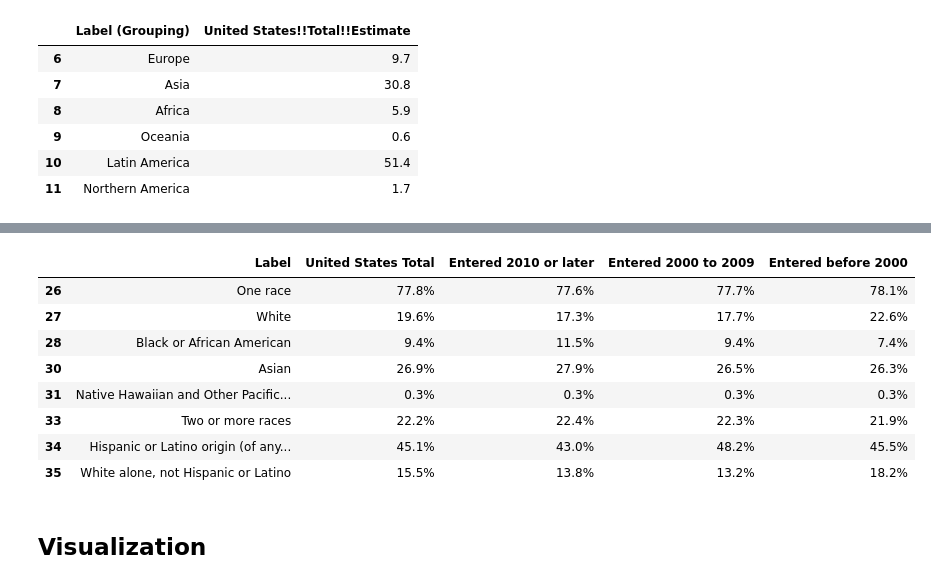
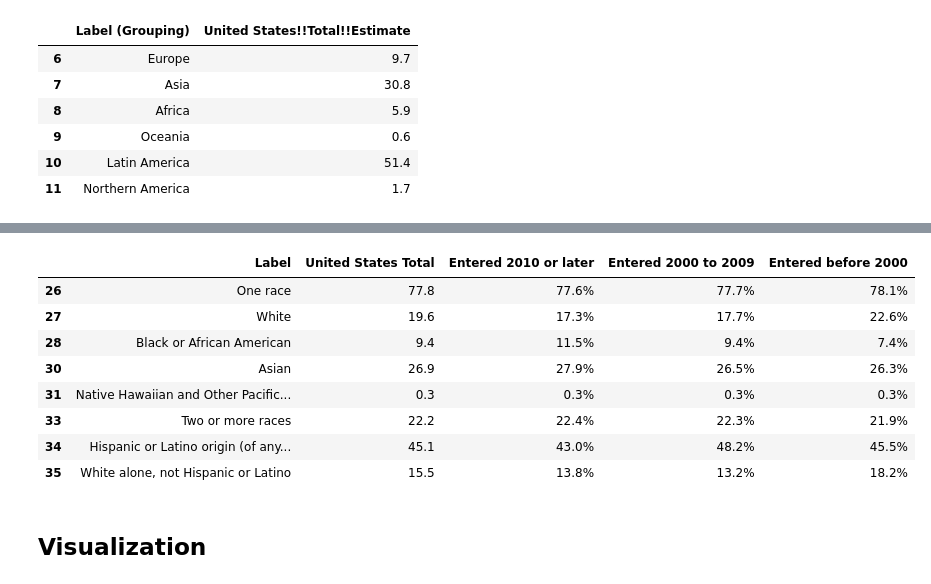
Before and after one commit to kevin-solano/data-227-project, a Jupyter notebook: midterm_checkin_2.ipynb, the cells around one changed output, grey strips where cells are left out. Cells and saved outputs as stored; diff of their text form; code cells hidden in the pictures.

```diff
--- a/midterm_checkin_2.ipynb
+++ b/midterm_checkin_2.ipynb
@@ -100,36 +101,38 @@ age
 # %%
 race = immigration_df[immigration_df["Label (Grouping)"].isin(['\xa0\xa0\xa0\xa0\xa0\xa0\xa0\xa0One race',
                                                                '\xa0\xa0\xa0\xa0\xa0\xa0\xa0\xa0\xa0\xa0\xa0\xa0White',
                                                                '\xa0\xa0\xa0\xa0\xa0\xa0\xa0\xa0\xa0\xa0\xa0\xa0Black or African American',
                                                                '\xa0\xa0\xa0\xa0\xa0\xa0\xa0\xa0\xa0\xa0\xa0\xa0American Indian or Alaska Native',
                                                                '\xa0\xa0\xa0\xa0\xa0\xa0\xa0\xa0\xa0\xa0\xa0\xa0Asian',
                                                                '\xa0\xa0\xa0\xa0\xa0\xa0\xa0\xa0\xa0\xa0\xa0\xa0Native Hawaiian and Other Pacific Islander',
                                                                '\xa0\xa0\xa0\xa0\xa0\xa0\xa0\xa0Some other race',
                                                                '\xa0\xa0\xa0\xa0\xa0\xa0\xa0\xa0Two or more races',
                                                                '\xa0\xa0\xa0\xa0\xa0\xa0\xa0\xa0Hispanic or Latino origin (of any race)',
                                                                '\xa0\xa0\xa0\xa0\xa0\xa0\xa0\xa0White alone, not Hispanic or Latino'
                                                                ])]
 race = race[["Label (Grouping)",
              "United States!!Total!!Estimate",
              "United States!!Foreign-born; Entered 2010 or later!!Estimate",
              "United States!!Foreign-born; Entered 2000 to 2009!!Estimate",
              "United States!!Foreign-born; Entered before 2000!!Estimate"]]
 race.columns = (race.columns
                 .str.replace("!!Estimate", "", regex=False)
                 .str.replace("!!", " ", regex=False)
                 .str.replace("(Grouping)", "", regex=False)
                 .str.replace("United States Foreign-born;", "", regex=False)
                 .str.strip())
+race["United States Total"] = race["United States Total"].apply(lambda x: float(x.replace("%", "")))
+
 race
 # %% [output]
 |  | Label | United States Total | Entered 2010 or later | Entered 2000 to 2009 | Entered before 2000 |
-| 26 | One race | 77.8% | 77.6% | 77.7% | 78.1% |
-| 27 | White | 19.6% | 17.3% | 17.7% | 22.6% |
-| 28 | Black or African American | 9.4% | 11.5% | 9.4% | 7.4% |
-| 30 | Asian | 26.9% | 27.9% | 26.5% | 26.3% |
-| 31 | Native Hawaiian and Other Pacific... | 0.3% | 0.3% | 0.3% | 0.3% |
-| 33 | Two or more races | 22.2% | 22.4% | 22.3% | 21.9% |
-| 34 | Hispanic or Latino origin (of any... | 45.1% | 43.0% | 48.2% | 45.5% |
-| 35 | White alone, not Hispanic or Latino | 15.5% | 13.8% | 13.2% | 18.2% |
+| 26 | One race | 77.8 | 77.6% | 77.7% | 78.1% |
+| 27 | White | 19.6 | 17.3% | 17.7% | 22.6% |
+| 28 | Black or African American | 9.4 | 11.5% | 9.4% | 7.4% |
+| 30 | Asian | 26.9 | 27.9% | 26.5% | 26.3% |
+| 31 | Native Hawaiian and Other Pacific... | 0.3 | 0.3% | 0.3% | 0.3% |
+| 33 | Two or more races | 22.2 | 22.4% | 22.3% | 21.9% |
+| 34 | Hispanic or Latino origin (of any... | 45.1 | 43.0% | 48.2% | 45.5% |
+| 35 | White alone, not Hispanic or Latino | 15.5 | 13.8% | 13.2% | 18.2% |
 # %% [markdown]
 ## Visualization
```
Also changed, not shown: parts of 3 cells of this notebook.
